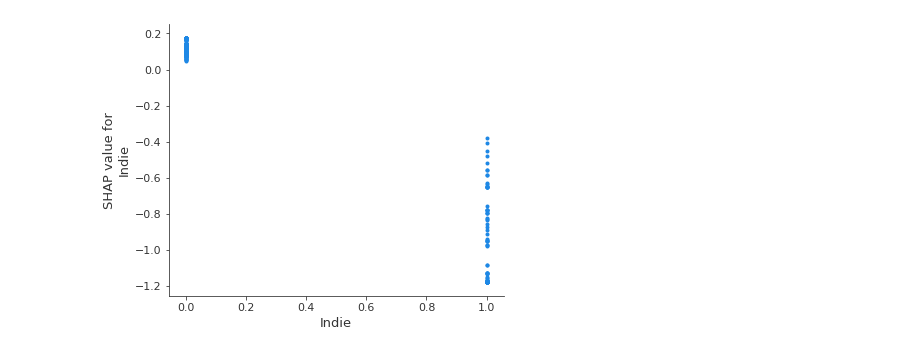
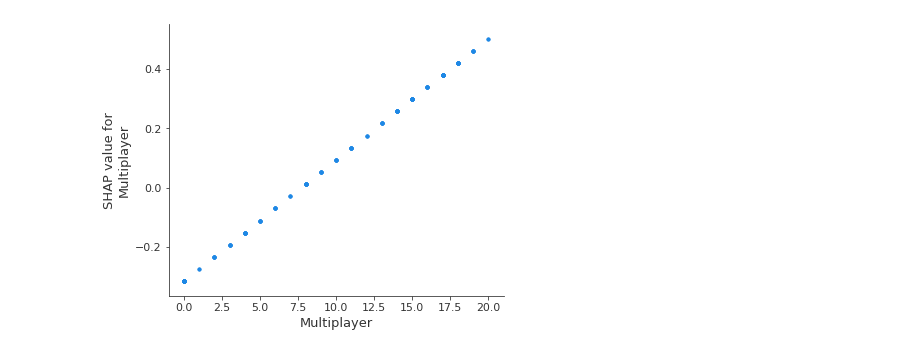
Before and after one commit to mcminnra/steam-game-recommender, a Jupyter notebook: recommendations_and_analysis.ipynb, the cells around one changed output. Cells and saved outputs as stored; diff of their text form; code cells hidden in the pictures.

```diff
--- a/recommendations_and_analysis.ipynb
+++ b/recommendations_and_analysis.ipynb
@@ -52,4 +57,4 @@ shap.summary_plot(shap_values, X)
 # %%
-shap.dependence_plot("Indie", shap_values, X, interaction_index=None)
+shap.dependence_plot("Multiplayer", shap_values, X, interaction_index=None)
 # %% [output]
-[figure, old version]
+[figure, new version]
```
Also changed, not shown: parts of 9 cells of this notebook, 1 other file.
